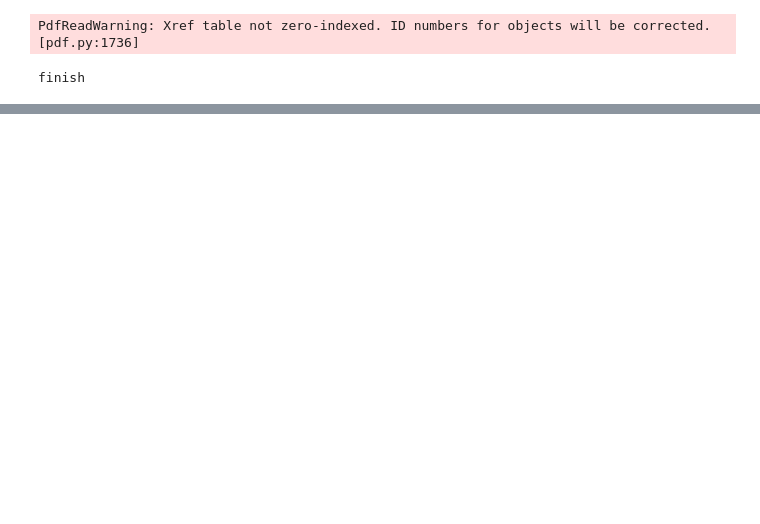
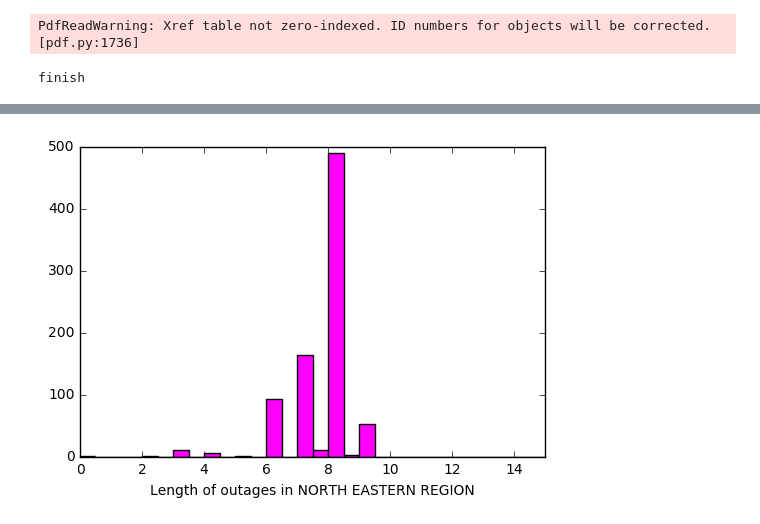
Before and after one commit to nklugman/utility_app, a Jupyter notebook: Parsing python script/KPLC_PDFs_streaming.ipynb, the cells around one changed output, grey strips where cells are left out. Saved outputs shown, nothing was run; the diff lists cells and outputs as text; code cells hidden in the pictures; blank space fills up the shorter version.

```diff
--- a/Parsing python script/KPLC_PDFs_streaming.ipynb
+++ b/Parsing python script/KPLC_PDFs_streaming.ipynb
@@ -392,0 +416,16 @@ None 112
+# %%
+import matplotlib.pyplot as plt
+import numpy as np
+cur.execute("SELECT length FROM outages WHERE region='NORTH EASTERN REGION'")
+rows = cur.fetchall()
+
+a=np.array([])
+for row in rows:
+    time_float = row[0].total_seconds() /3600
+    a=np.insert(a,0,time_float)
+plt.hist(a,bins=np.arange(0,15.5,0.5),color='magenta')
+plt.xlim(0,15)
+plt.xlabel('Length of outages in NORTH EASTERN REGION')
+plt.show()
+# %% [output]
+[figure, added]
```
Also changed, not shown: parts of 10 cells of this notebook, 1 other file.
